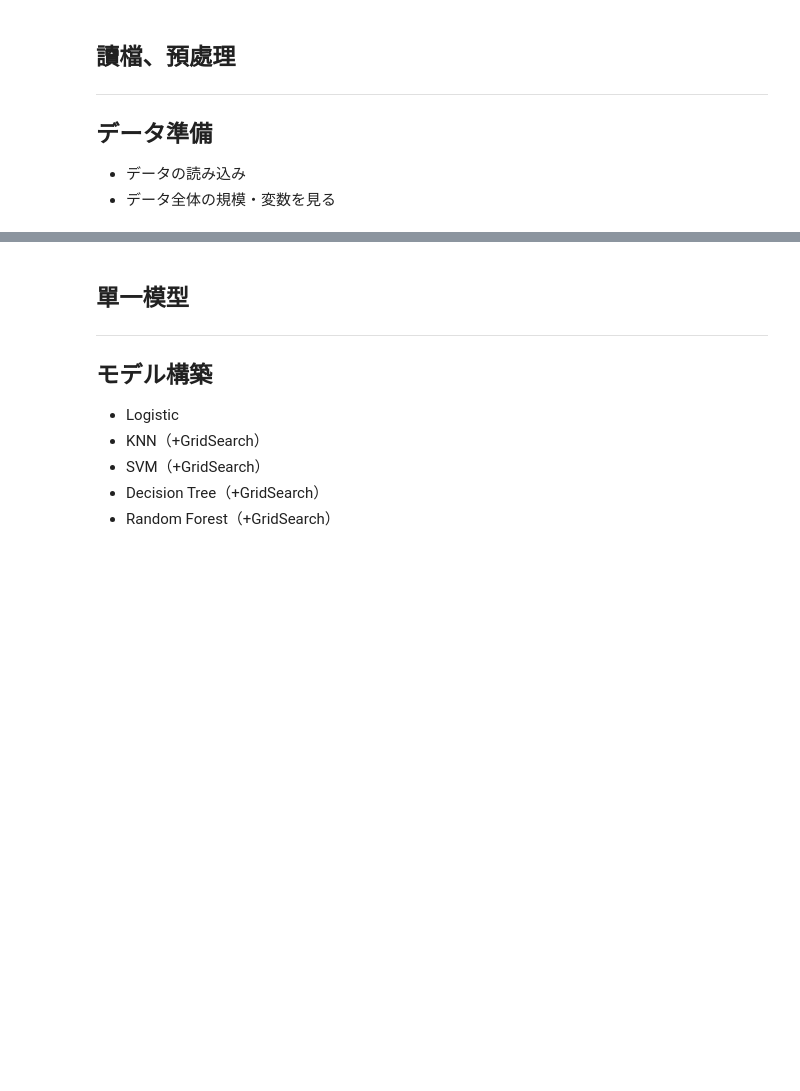
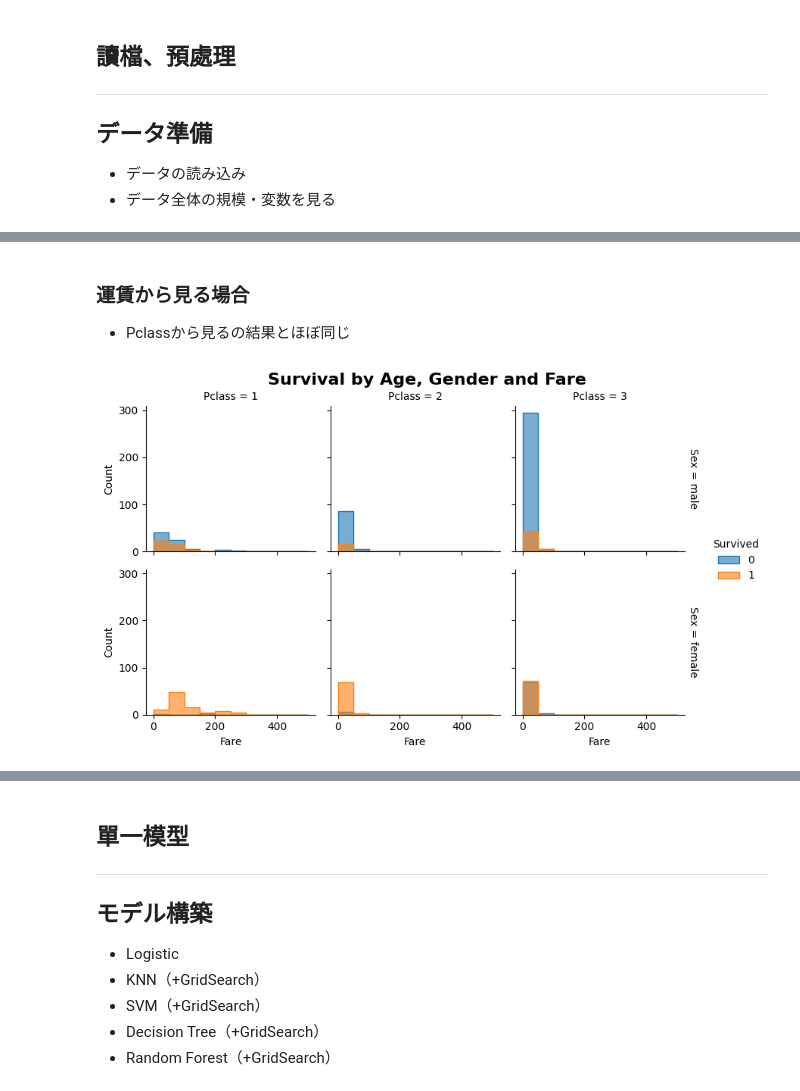
Before and after one commit to Yoga096/Kaggle_Titanic, a Jupyter notebook: Titanic.ipynb, the cells around one changed output, grey strips where cells are left out. Drawn from its saved outputs; the diff is of its cells as text; code cells hidden in the pictures; blank space fills up the shorter version.

```diff
--- a/Titanic.ipynb
+++ b/Titanic.ipynb
@@ -296,0 +220,14 @@ scores = {}
+# %% [markdown]
+### 運賃から見る場合
+- Pclassから見るの結果とほぼ同じ
+# %%
+bins = np.arange(0, 550, 50)
+g = sns.FacetGrid(df_train, row='Sex', col='Pclass', hue='Survived', margin_titles=True, height=2.5, aspect=1.1)
+g.map(sns.histplot, 'Fare', bins=bins, alpha=0.6, kde=False, element="step")
+g.add_legend()
+
+plt.suptitle("Survival by Age, Gender and Fare", fontsize=16, fontweight='bold', y=1.02)
+plt.savefig('./img/Fig_EDA_4.png')
+plt.show()
+# %% [output]
+[figure, added]
```
Also changed, not shown: parts of 90 cells of this notebook.
